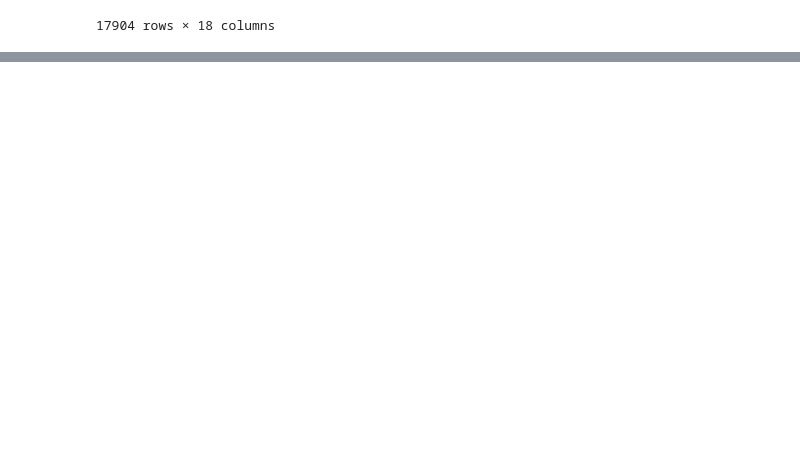
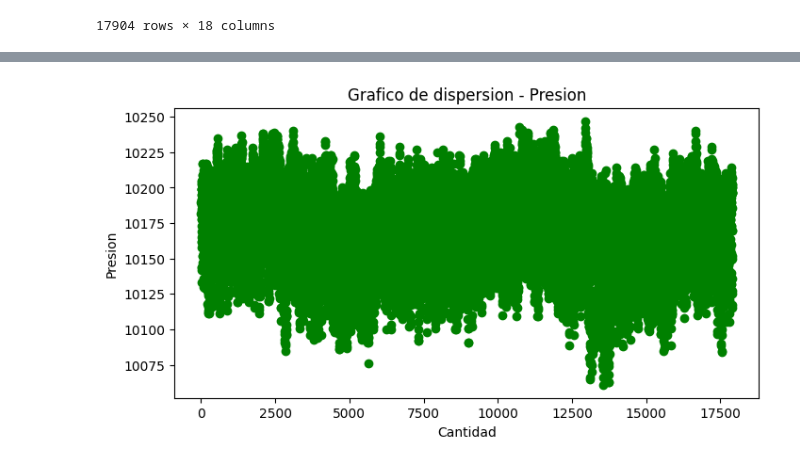
Before and after one commit to mrcueva7/Trabajo_Final_HIA, a Jupyter notebook: MainNotebook.ipynb, the cells around one changed output, grey strips where cells are left out. Saved outputs shown, nothing was run; the diff lists cells and outputs as text; code cells hidden in the pictures; blank space fills up the shorter version.

```diff
--- a/MainNotebook.ipynb
+++ b/MainNotebook.ipynb
@@ -62,0 +80,9 @@ unificado
+# %%
+plt.figure(figsize=(8,4))
+plt.scatter(unificado.index, unificado['pressure_msl'], color='green')
+plt.title('Grafico de dispersion - Presion')
+plt.xlabel('Cantidad')
+plt.ylabel('Presion')
+plt.show()
+# %% [output]
+[figure, added]
```
Also changed, not shown: parts of 5 cells of this notebook.
